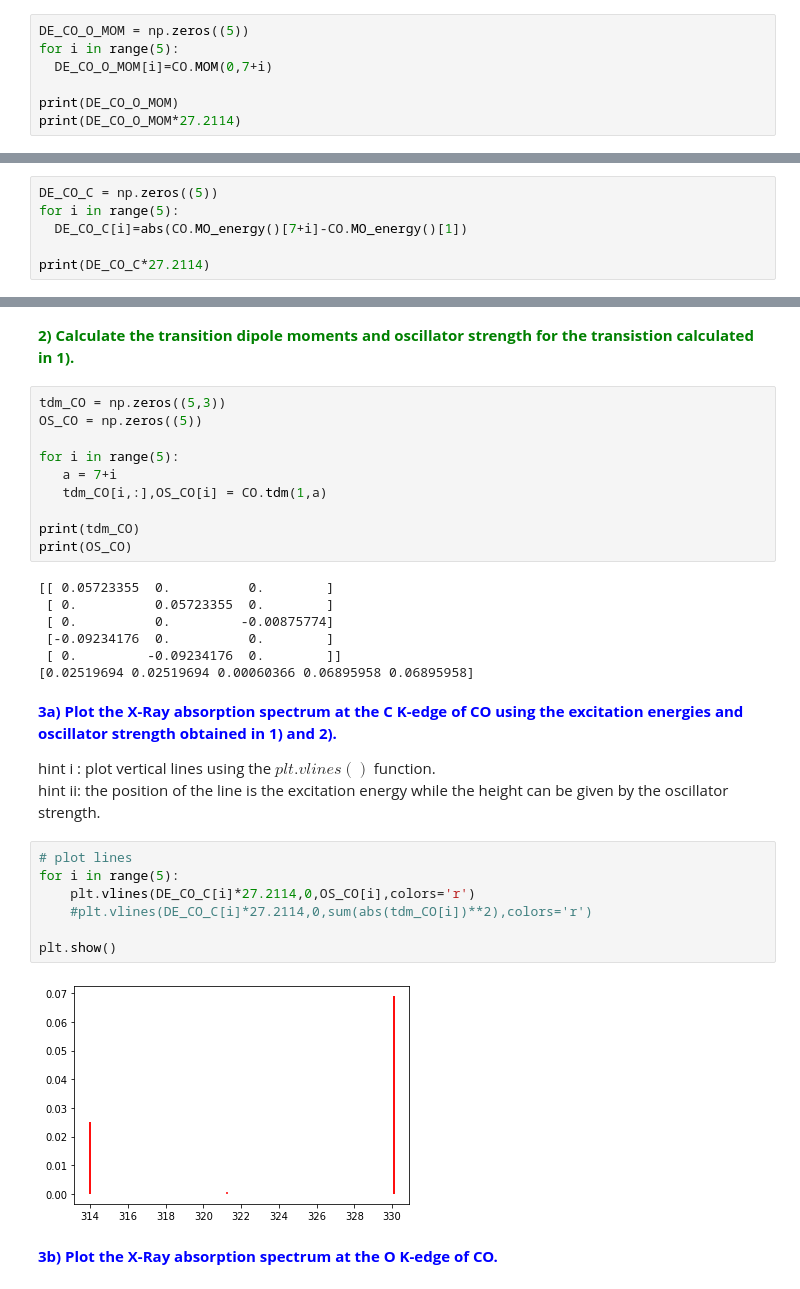
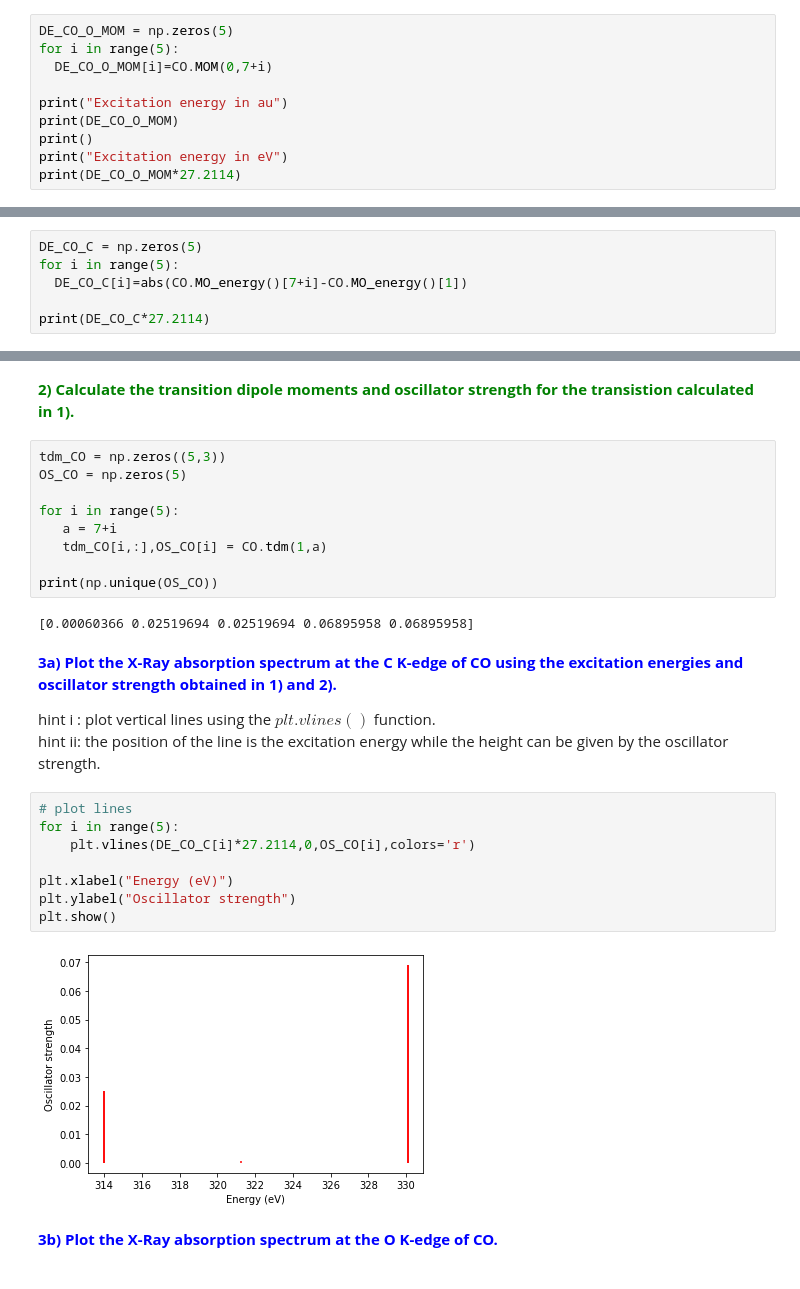
Before and after one commit to MilaimKas/Teaching_project, a Jupyter notebook: Old_ex/K_edge_chemical_sensitivity.ipynb, the cells around one changed output, grey strips where cells are left out. Saved outputs shown, nothing was run; the diff lists cells and outputs as text.

```diff
--- a/Old_ex/K_edge_chemical_sensitivity.ipynb
+++ b/Old_ex/K_edge_chemical_sensitivity.ipynb
@@ -328,10 +365,13 @@ Note that whithin this approximation, the calculated excitation energies are lar
 
 In order to get better excitation energies, one can use the maximal overlap method (MOM, see *T. B. Gilbert et al, J. Phys. Chem. A 2008, 112, 50, 13164*) that account for orbital relaxation.
 # %%
-DE_CO_O_MOM = np.zeros((5))
+DE_CO_O_MOM = np.zeros(5)
 for i in range(5):
   DE_CO_O_MOM[i]=CO.MOM(0,7+i)
 
+print("Excitation energy in au")
 print(DE_CO_O_MOM)
+print()
+print("Excitation energy in eV")
 print(DE_CO_O_MOM*27.2114)
 # %% [output]
@@ -344,7 +393,7 @@ As you can see, the difference in excitation energy is around 30 eV ! In additio
 
 hint: follow the same procedure as above but use the $1s$ orbital of carbon instead of oxygen
 # %%
-DE_CO_C = np.zeros((5))
+DE_CO_C = np.zeros(5)
 for i in range(5):
   DE_CO_C[i]=abs(CO.MO_energy()[7+i]-CO.MO_energy()[1])
 
@@ -370,21 +419,15 @@ print(CO.tdm(0,7)[1]) # oscillator strength
 <font color='green'> **2) Calculate the transition dipole moments and oscillator strength for the transistion calculated in 1).**
 # %%
 tdm_CO = np.zeros((5,3))
-OS_CO = np.zeros((5))
+OS_CO = np.zeros(5)
 
 for i in range(5):
    a = 7+i
    tdm_CO[i,:],OS_CO[i] = CO.tdm(1,a)
 
-print(tdm_CO)
-print(OS_CO)
+print(np.unique(OS_CO))
 # %% [output]
-[[ 0.05723355  0.          0.        ]
- [ 0.          0.05723355  0.        ]
- [ 0.          0.         -0.00875774]
- [-0.09234176  0.          0.        ]
- [ 0.         -0.09234176  0.        ]]
-[0.02519694 0.02519694 0.00060366 0.06895958 0.06895958]
+[0.00060366 0.02519694 0.02519694 0.06895958 0.06895958]
 # %% [markdown]
 <font color='blue'>**3a) Plot the X-Ray absorption spectrum at the C K-edge of CO using the excitation energies and oscillator strength obtained in 1) and 2).**
 
@@ -393,12 +436,13 @@ hint ii: the position of the line is the excitation energy while the height can
 # %%
 # plot lines
 for i in range(5):
     plt.vlines(DE_CO_C[i]*27.2114,0,OS_CO[i],colors='r')
-    #plt.vlines(DE_CO_C[i]*27.2114,0,sum(abs(tdm_CO[i])**2),colors='r')
 
+plt.xlabel("Energy (eV)")
+plt.ylabel("Oscillator strength")
 plt.show()
 # %% [output]
-[figure, old version]
+[figure, new version]
 # %% [markdown]
 <font color='blue'>**3b) Plot the X-Ray absorption spectrum at the O K-edge of CO.**
 # %%
```
Also changed, not shown: parts of 21 cells of this notebook, 4 other files.
